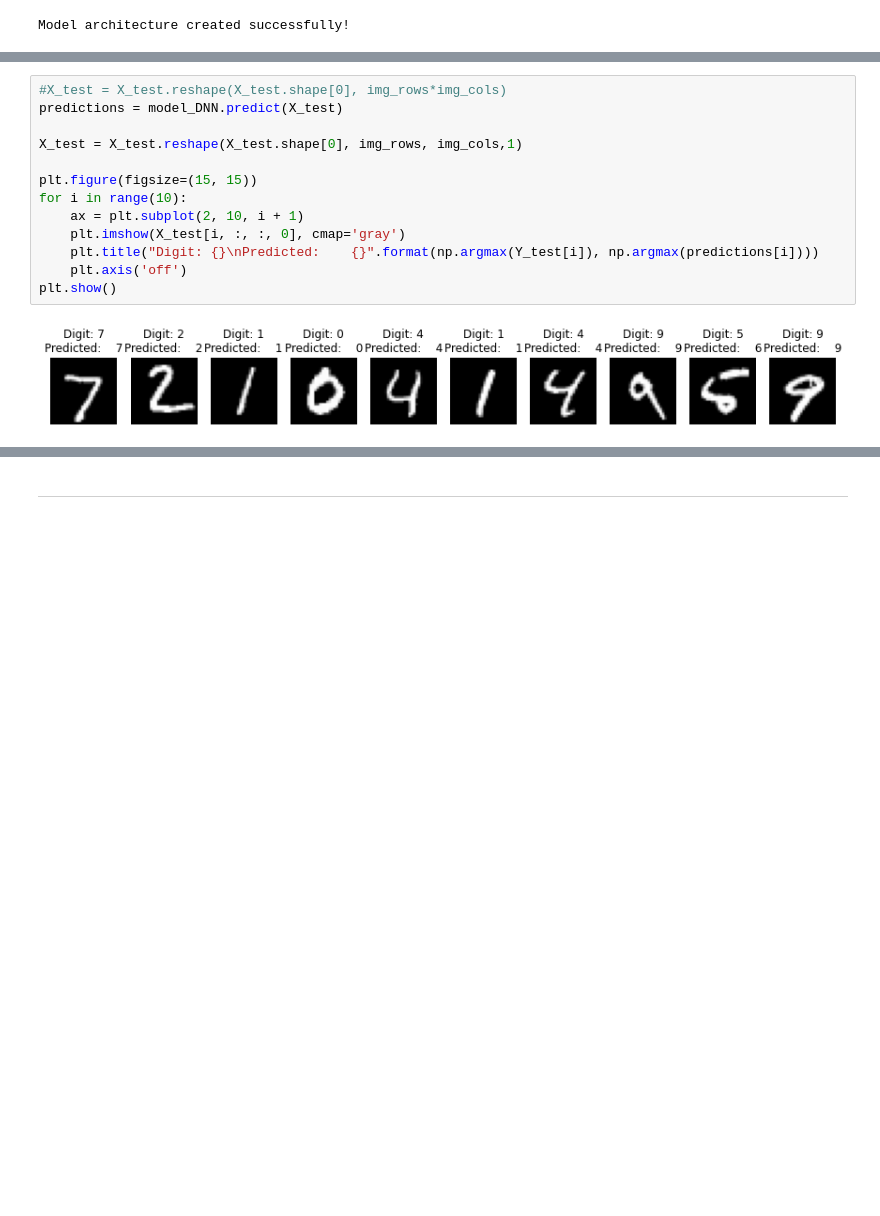
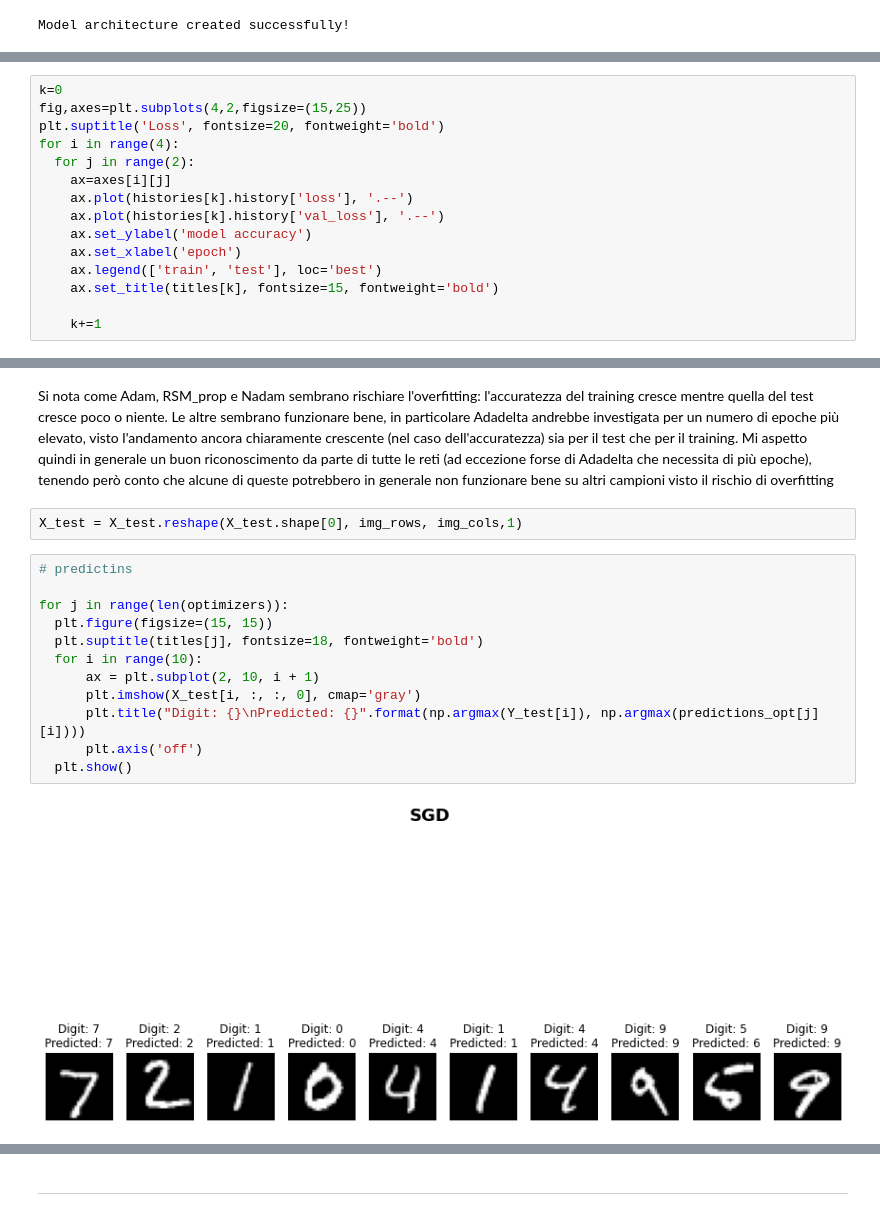
Before and after one commit to brunostega/Lab_Sim_Numerica, a Jupyter notebook: lab12/Esercizio12.ipynb, the cells around one changed output, grey strips where cells are left out. Drawn from its saved outputs; the diff is of its cells as text; blank space fills up the shorter version.

```diff
--- a/lab12/Esercizio12.ipynb
+++ b/lab12/Esercizio12.ipynb
@@ -160,0 +199,15 @@ Test accuracy: 0.949999988079071
+# %%
+k=0
+fig,axes=plt.subplots(4,2,figsize=(15,25))
+plt.suptitle('Loss', fontsize=20, fontweight='bold')
+for i in range(4):
+  for j in range(2):
+    ax=axes[i][j]
+    ax.plot(histories[k].history['loss'], '.--')
+    ax.plot(histories[k].history['val_loss'], '.--')
+    ax.set_ylabel('model accuracy')
+    ax.set_xlabel('epoch')
+    ax.legend(['train', 'test'], loc='best')
+    ax.set_title(titles[k], fontsize=15, fontweight='bold')
+
+    k+=1
@@ -161,15 +216,19 @@ Test accuracy: 0.949999988079071
+# %% [markdown]
+Si nota come Adam, RSM_prop e Nadam sembrano rischiare l'overfitting: l'accuratezza del training cresce mentre quella del test cresce poco o niente.
+Le altre sembrano funzionare bene, in particolare Adadelta andrebbe investigata per un numero di epoche più elevato, visto l'andamento ancora chiaramente crescente (nel caso dell'accuratezza) sia per il test che per il training. Mi aspetto quindi in generale un buon riconoscimento da parte di tutte le reti (ad eccezione forse di Adadelta che necessita di più epoche), tenendo però conto che alcune di queste potrebbero in generale non funzionare bene su altri campioni visto il rischio di overfitting
+# %%
+X_test = X_test.reshape(X_test.shape[0], img_rows, img_cols,1)
 # %%
-#X_test = X_test.reshape(X_test.shape[0], img_rows*img_cols)
-predictions = model_DNN.predict(X_test)
+# predictins
 
-X_test = X_test.reshape(X_test.shape[0], img_rows, img_cols,1)
-
-plt.figure(figsize=(15, 15))
-for i in range(10):
-    ax = plt.subplot(2, 10, i + 1)
-    plt.imshow(X_test[i, :, :, 0], cmap='gray')
-    plt.title("Digit: {}\nPredicted:    {}".format(np.argmax(Y_test[i]), np.argmax(predictions[i])))
-    plt.axis('off')
-plt.show()
+for j in range(len(optimizers)):
+  plt.figure(figsize=(15, 15))
+  plt.suptitle(titles[j], fontsize=18, fontweight='bold')
+  for i in range(10):
+      ax = plt.subplot(2, 10, i + 1)
+      plt.imshow(X_test[i, :, :, 0], cmap='gray')
+      plt.title("Digit: {}\nPredicted: {}".format(np.argmax(Y_test[i]), np.argmax(predictions_opt[j][i])))
+      plt.axis('off')
+  plt.show()
 # %% [output]
-[figure, old version]
+[figure, new version]
```
Also changed, not shown: parts of 16 cells of this notebook, 27 other files.
